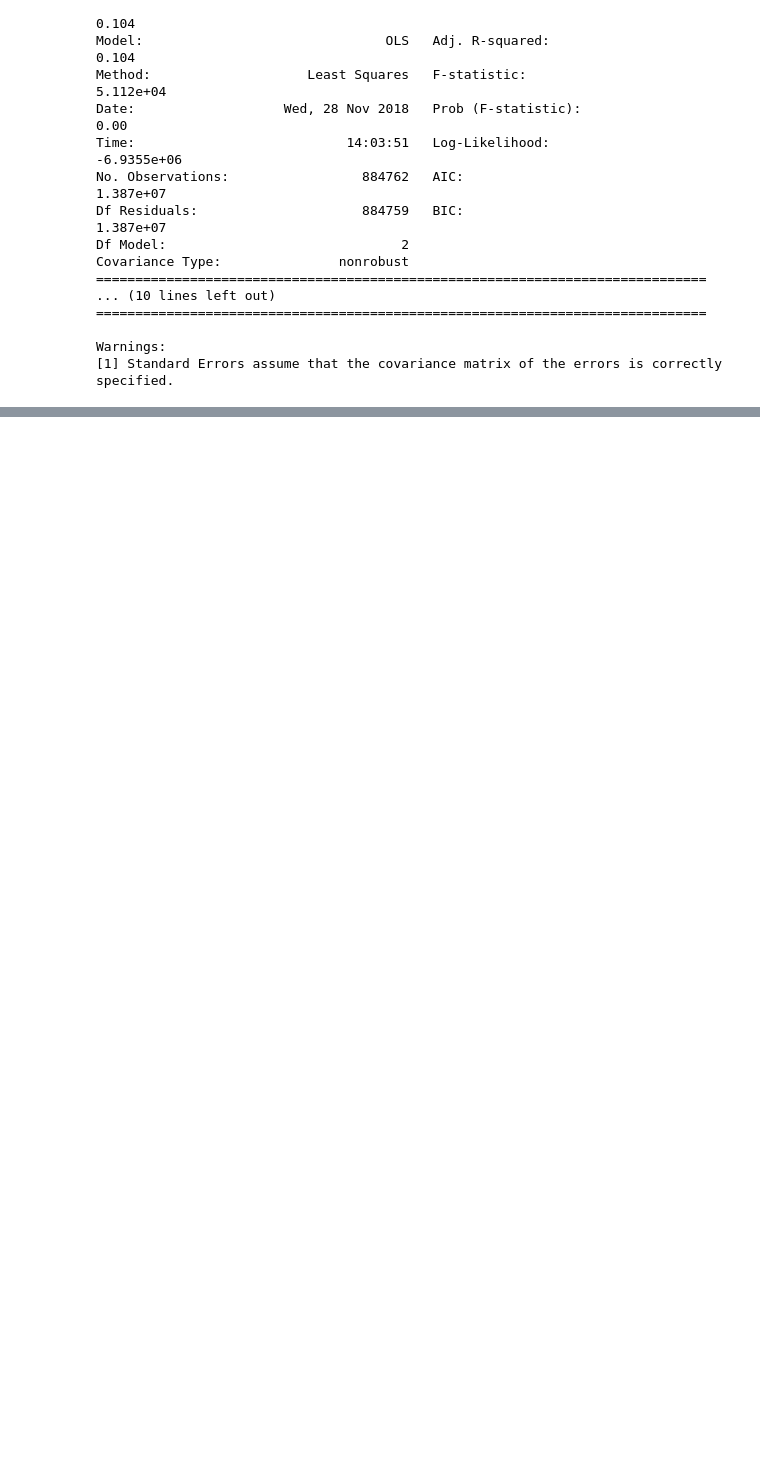
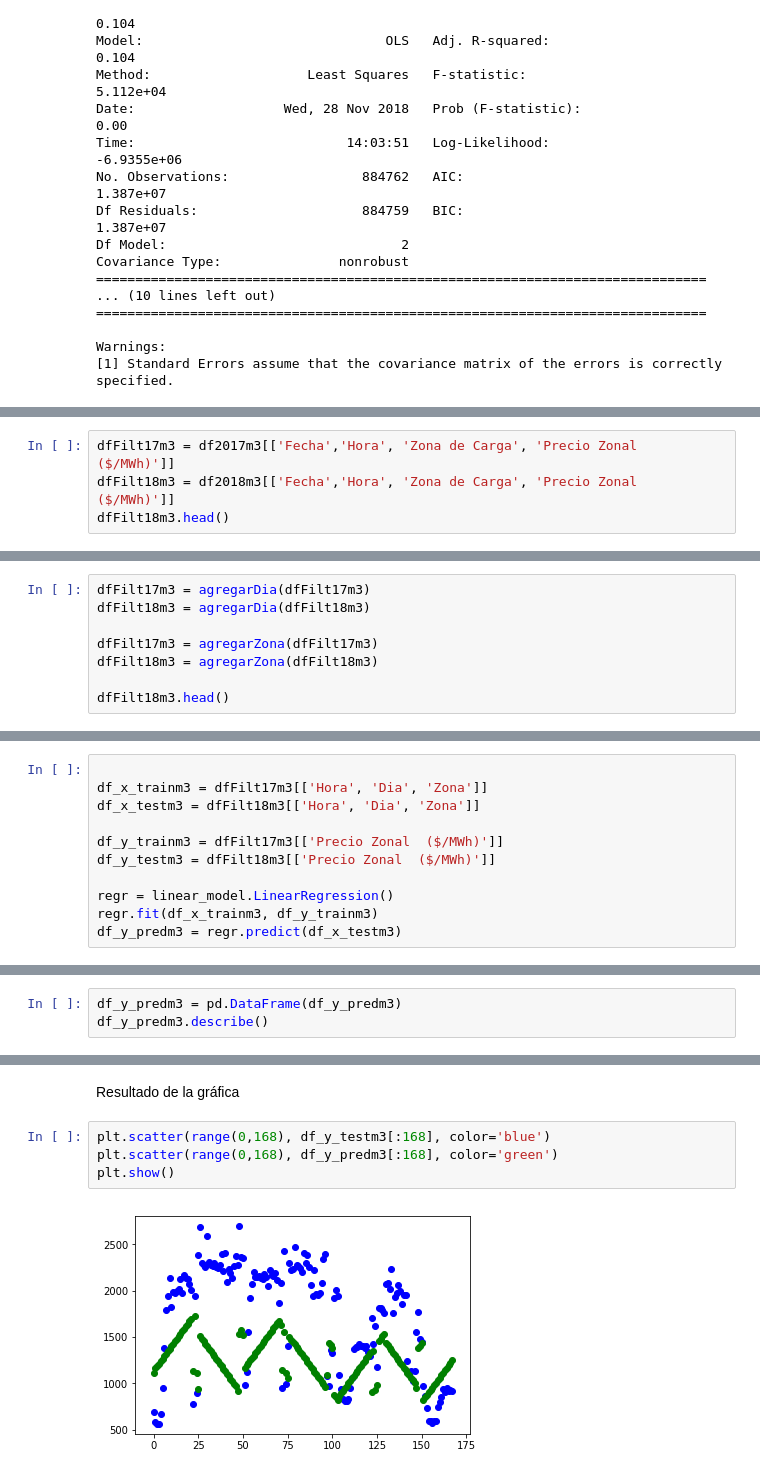
Before and after one commit to HomerMadriz/EnergyPred, a Jupyter notebook: Proyecto Avanzada.ipynb, the cells around one changed output, grey strips where cells are left out. Drawn from its saved outputs; the diff is of its cells as text; blank space fills up the shorter version.

```diff
--- a/Proyecto Avanzada.ipynb
+++ b/Proyecto Avanzada.ipynb
@@ -457,0 +496,4 @@ Warnings:
+# %%
+dfFilt17m3 = df2017m3[['Fecha','Hora', 'Zona de Carga', 'Precio Zonal  ($/MWh)']]
+dfFilt18m3 = df2018m3[['Fecha','Hora', 'Zona de Carga', 'Precio Zonal  ($/MWh)']]
+dfFilt18m3.head()
@@ -457,0 +509,8 @@ Warnings:
+# %%
+dfFilt17m3 = agregarDia(dfFilt17m3)
+dfFilt18m3 = agregarDia(dfFilt18m3)
+
+dfFilt17m3 = agregarZona(dfFilt17m3)
+dfFilt18m3 = agregarZona(dfFilt18m3)
+
+dfFilt18m3.head()
@@ -457,0 +526,11 @@ Warnings:
+# %%
+
+df_x_trainm3 = dfFilt17m3[['Hora', 'Dia', 'Zona']]
+df_x_testm3 = dfFilt18m3[['Hora', 'Dia', 'Zona']]
+
+df_y_trainm3 = dfFilt17m3[['Precio Zonal  ($/MWh)']]
+df_y_testm3 = dfFilt18m3[['Precio Zonal  ($/MWh)']]
+
+regr = linear_model.LinearRegression()
+regr.fit(df_x_trainm3, df_y_trainm3)
+df_y_predm3 = regr.predict(df_x_testm3)
@@ -457,0 +567,3 @@ Warnings:
+# %%
+df_y_predm3 = pd.DataFrame(df_y_predm3)
+df_y_predm3.describe()
@@ -457,0 +580,8 @@ Warnings:
+# %% [markdown]
+Resultado de la gráfica
+# %%
+plt.scatter(range(0,168), df_y_testm3[:168], color='blue')
+plt.scatter(range(0,168), df_y_predm3[:168], color='green')
+plt.show()
+# %% [output]
+[figure, added]
```
Also changed, not shown: parts of 17 cells of this notebook.
